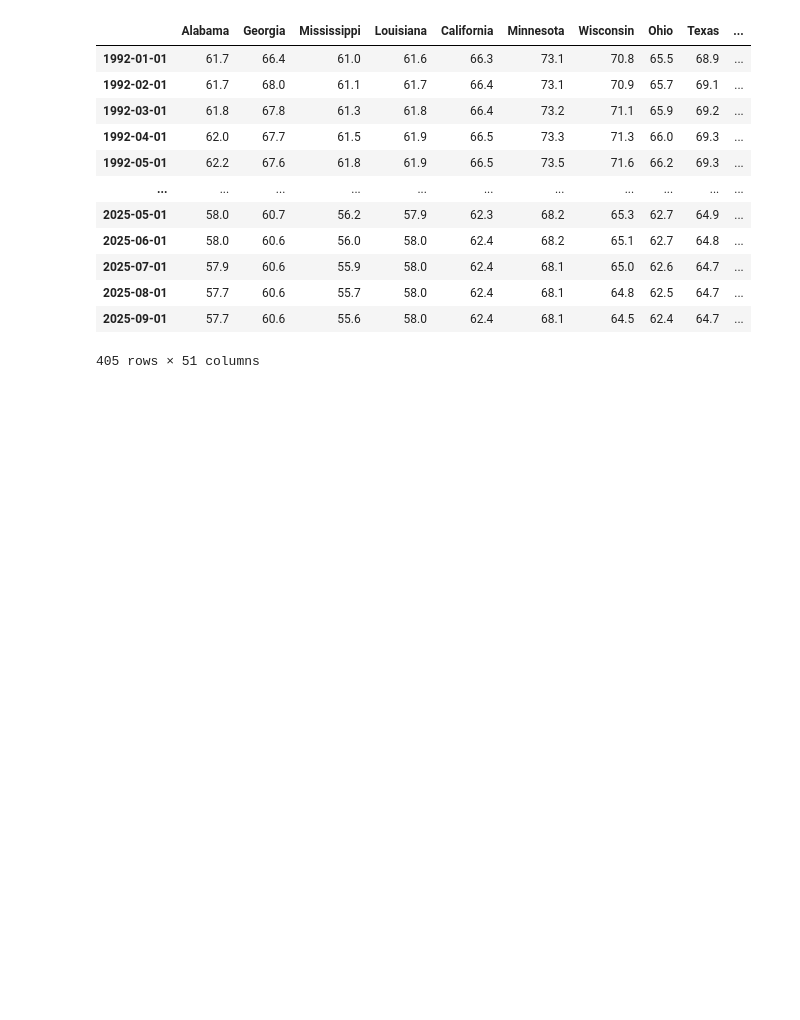
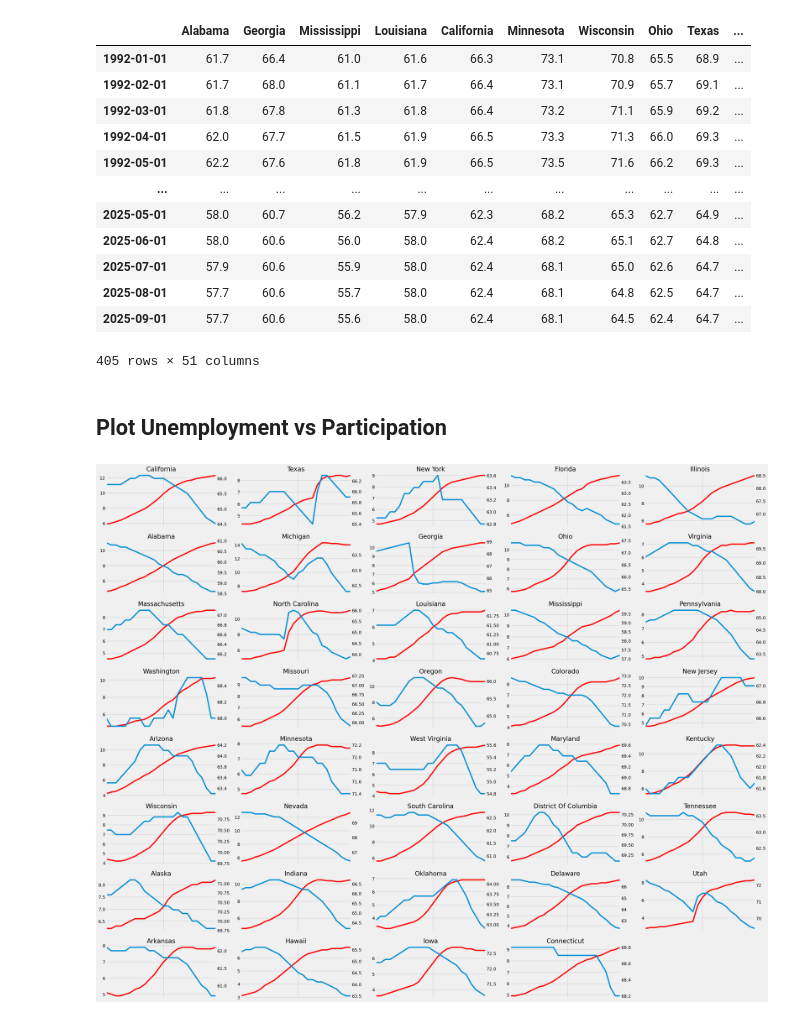
Before and after one commit to MoeedKhan-AMK/Economic-Data-Analysis-Project, a Jupyter notebook: analysis.ipynb, the cells around one changed output. Cells and saved outputs as stored; diff of their text form; code cells hidden in the pictures; blank space fills up the shorter version.

```diff
--- a/analysis.ipynb
+++ b/analysis.ipynb
@@ -271,3 +271,37 @@ participation_states
 | 2025-08-01 | 57.7 | 60.6 | 55.7 | 58.0 | 62.4 | 68.1 | 64.8 | 62.5 | 64.7 | ... |
 | 2025-09-01 | 57.7 | 60.6 | 55.6 | 58.0 | 62.4 | 68.1 | 64.5 | 62.4 | 64.7 | ... |
 405 rows × 51 columns
+# %% [markdown]
+## Plot Unemployment vs Participation
+# %%
+# Fix DC
+unemp_states= unemp_states.rename(columns={'the District of Columbia':'District Of Columbia'})
+unemp_states.drop('Puerto Rico', axis=1, inplace=True)
+# %%
+fig, axs = plt.subplots(10,5, figsize=(30,30), sharex=True)
+axs = axs.flatten()
+
+# iterate only over states present in both dataframes to avoid KeyError
+common_states = unemp_states.columns.intersection(participation_states.columns)
+
+i = 0
+for state in common_states:
+
+    ax2 = axs[i].twinx()
+    unemp_states.loc[(unemp_states.index >= '2008-01-01') & (unemp_states.index < '2010-01-01'), state]\
+        .plot(ax=axs[i], label='Unemployment', color='Red')
+    participation_states.loc[(participation_states.index >= '2008-01-01') & (participation_states.index < '2010-01-01'), state]\
+        .plot(ax=ax2, label='Participation')
+
+    ax2.grid(False)
+    axs[i].set_title(state)
+    i += 1
+
+# hide any unused subplots
+for j in range(i, len(axs)):
+    axs[j].set_visible(False)
+
+plt.tight_layout()
+plt.show()
+# %% [output]
+[figure, added]
```
Also changed, not shown: parts of 4 cells of this notebook.
